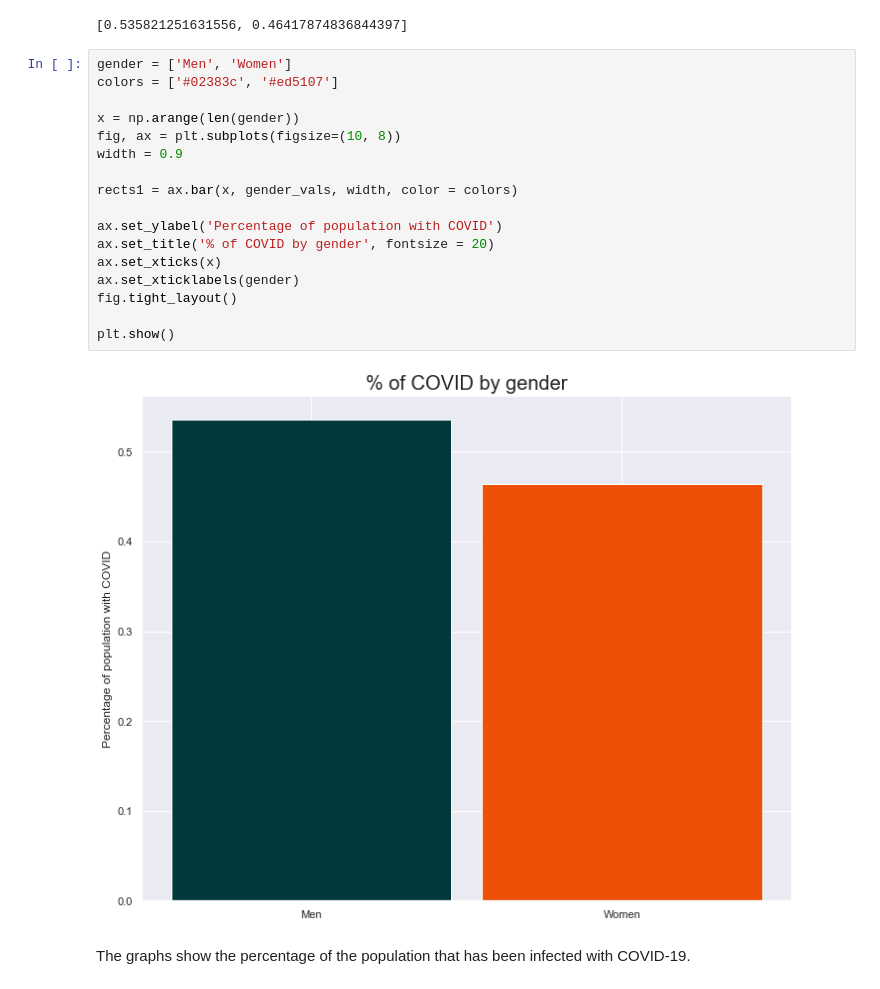
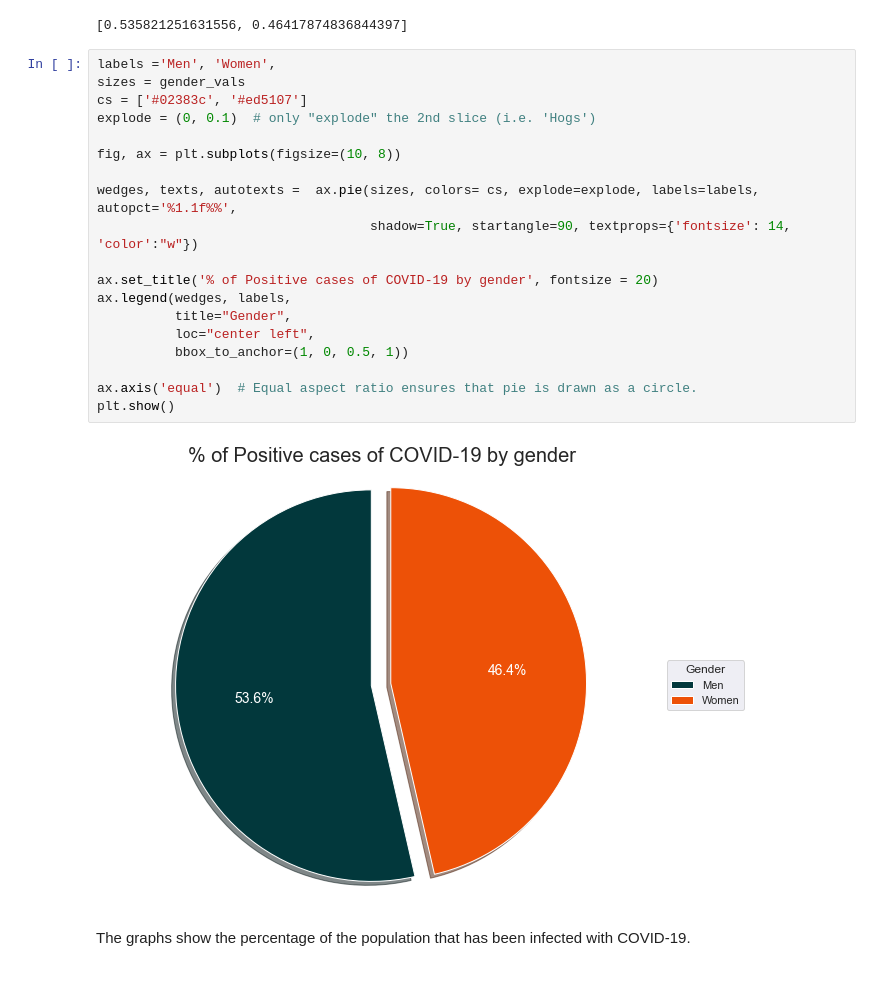
Before and after one commit to epg3/COVID_19_MX, a Jupyter notebook: EDA.ipynb, the cells around one changed output. Drawn from its saved outputs; the diff is of its cells as text.

Commit message:
* pie chart gender;

```diff
--- a/EDA.ipynb
+++ b/EDA.ipynb
@@ -582,25 +582,27 @@ gender_vals = list(df_positive.SEXO.value_counts(normalize=True))
 gender_vals
 # %% [output]
 [0.535821251631556, 0.46417874836844397]
-# %%
-gender = ['Men', 'Women']
-colors = ['#02383c', '#ed5107']
-
-x = np.arange(len(gender))
-fig, ax = plt.subplots(figsize=(10, 8))
-width = 0.9
-
-rects1 = ax.bar(x, gender_vals, width, color = colors)
-
-ax.set_ylabel('Percentage of population with COVID')
-ax.set_title('% of COVID by gender', fontsize = 20)
-ax.set_xticks(x)
-ax.set_xticklabels(gender)
-fig.tight_layout()
-
-plt.show()
-# %% [output]
-[figure, removed]
+# %%
+labels ='Men', 'Women',
+sizes = gender_vals
+cs = ['#02383c', '#ed5107']
+explode = (0, 0.1)  # only "explode" the 2nd slice (i.e. 'Hogs')
+
+fig, ax = plt.subplots(figsize=(10, 8))
+
+wedges, texts, autotexts =  ax.pie(sizes, colors= cs, explode=explode, labels=labels, autopct='%1.1f%%',
+                                   shadow=True, startangle=90, textprops={'fontsize': 14, 'color':"w"})
+
+ax.set_title('% of Positive cases of COVID-19 by gender', fontsize = 20)
+ax.legend(wedges, labels,
+          title="Gender",
+          loc="center left",
+          bbox_to_anchor=(1, 0, 0.5, 1))
+
+ax.axis('equal')  # Equal aspect ratio ensures that pie is drawn as a circle.
+plt.show()
+# %% [output]
+[figure, added]
 # %% [markdown]
 The graphs show the percentage of the population that has been infected with COVID-19.
 # %%
```
Also changed, not shown: parts of 1 cell of this notebook, 1 other file.
